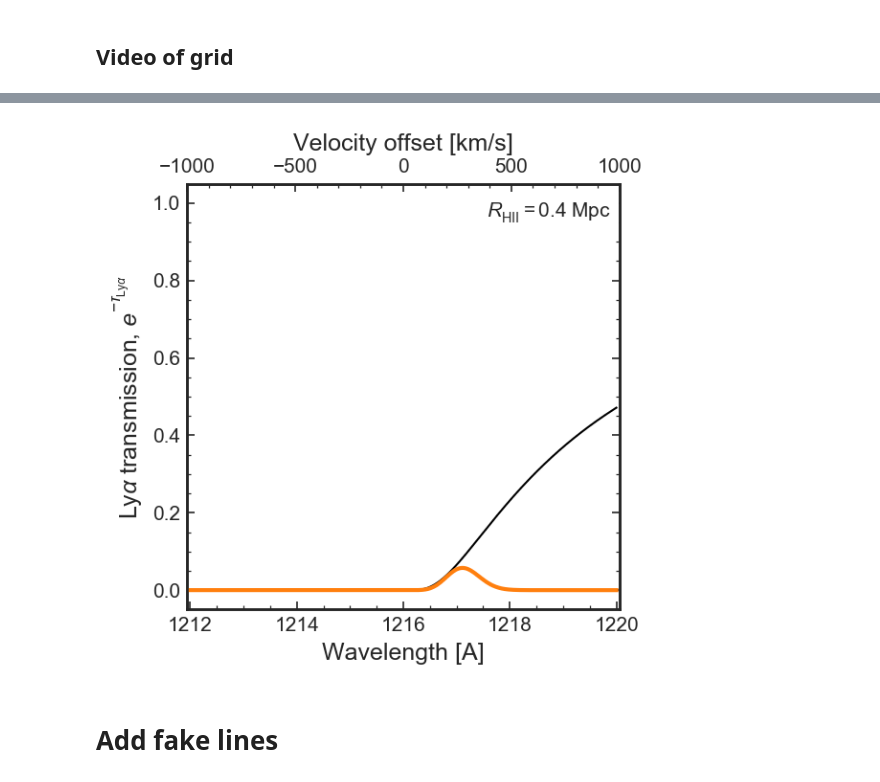
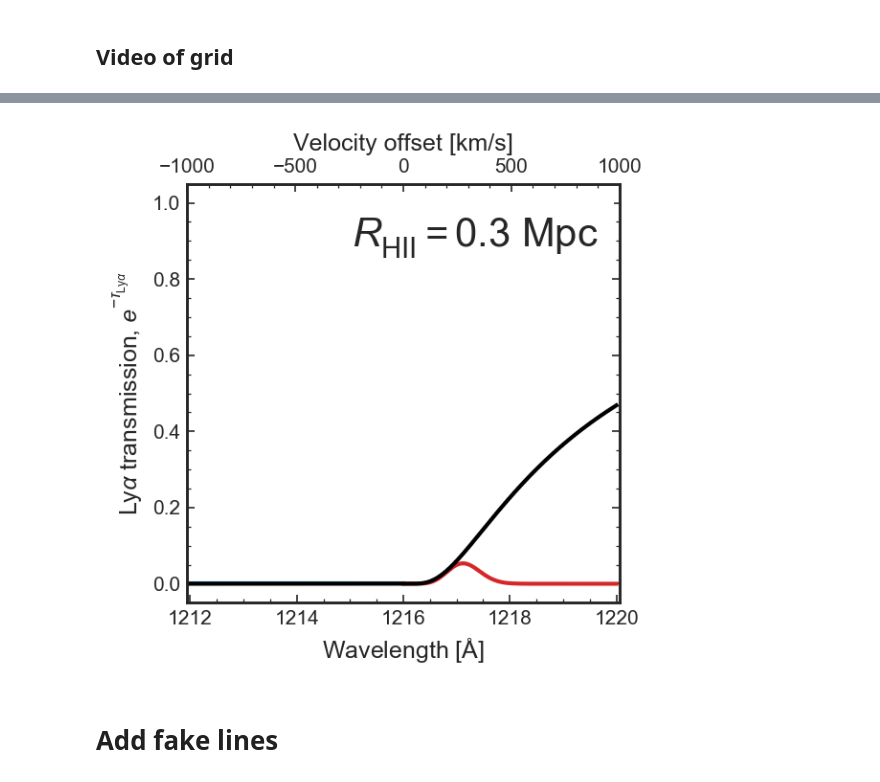
Before and after one commit to charlottenosam/LyaLineshapes, a Jupyter notebook: notebooks/bubble_size_lya_DV.ipynb, the cells around one changed output, grey strips where cells are left out. Cells and saved outputs as stored; diff of their text form; code cells hidden in the pictures.

```diff
--- a/notebooks/bubble_size_lya_DV.ipynb
+++ b/notebooks/bubble_size_lya_DV.ipynb
@@ -269,0 +267,7 @@ plt.savefig('../figs/x_HI_spectralindex.pdf')
+# %%
+T = np.logspace(0, 6)
+
+plt.loglog(T, bubbles.alpha_rec_B(T))
+
+plt.xlabel('Temperature [K]')
+plt.ylabel('Case B recombination coefficient [cm$^3$ s$^{-1}$]')
@@ -392,7 +425,8 @@ Neutral hydrogen density depends on HI fraction, calculate this inside the HII r
 $$ n_H(z) = n_{H,0}(z) x_{HI}$$
 # %%
 def optical_depth(wave_em, T, z_min, z_max, z_s=7.,
-                  inside_HII=True, C_HII=3., Ndot_ion=1.e57/u.s):
+                  inside_HII=True, C_HII=3.,
+                  Ndot_ion=1.e57/u.s):
     """
     Lya optical depth as a function of wavelength
     using definition of optical depth and Lya cross-section
@@ -432,7 +466,7 @@ def optical_depth(wave_em, T, z_min, z_max, z_s=7.,
         # Residual neutral fraction
         if inside_HII:
             r = bubbles.comoving_distance_from_source_Mpc(ztab, z_s)
-            xHI = xHI_R(r, z_s, fesc=0.5*Ndot_ion/(1.e57/u.s), C=3.) # Only source flux
+            xHI = xHI_R(r, z_s, fesc=0.5*Ndot_ion/(1.e57/u.s), C=C_HII, T=T.value) # Only source flux
         else:
             xHI = 1.
 
@@ -847,43 +878,50 @@ R_ion_tab   = np.array(R_ion_tab)
 DV_tab = bubbles.wave_to_DV(wave_em)
 
 fig, ax_wave = plt.subplots(1,1, figsize=(4,4))
 ax_DV = ax_wave.twiny()
 
 plt.yscale('linear')
 ax_wave.set_ylim(-0.05, 1.05)
 ax_DV.set_xlim(-1000, 1000)
 ax_wave.set_xlim(bubbles.DV_to_wave(np.array(ax_DV.get_xlim())*u.km/u.s).value)
 
 ax_wave.set_ylabel(r'Ly$\alpha$ transmission, $e^{-\tau_{\mathrm{Ly}\alpha}}$')
-ax_wave.set_xlabel('Wavelength [A]')
+ax_wave.set_xlabel('Wavelength [$\mathrm{\AA}$]')
 ax_DV.set_xlabel('Velocity offset [km/s]')
 
 def update_tau_R(i):
     # Get new tau and R_ion
     # Plot
-    ax_wave.lines[0].set_ydata(np.exp(-tau_tot_tab[i]))
-    ax_DV.lines[1].set_ydata(np.exp(-tau_tot_tab[i])*400*lines[10])
+    ax_DV.lines[0].set_ydata(np.exp(-tau_tot_tab[i]))
+    ax_DV.lines[1].set_ydata((np.exp(-tau_tot_tab[i])*400*lines[10])[velocity < 0.])
+    ax_DV.lines[2].set_ydata((np.exp(-tau_tot_tab[i])*400*lines[10])[velocity >= 0.])
 
     # Annotate
-    ax_wave.annotate(r'$R_\mathrm{HII}=%.1f$ Mpc' % np.round(R_ion_tab[i], 1), xy=(0.98, 0.92),
-                     xycoords='axes fraction', ha='right', backgroundcolor='w')
+    ax_wave.annotate(r'$R_\mathrm{HII}=%.1f$ Mpc' % np.round(R_ion_tab[i], 1), xy=(0.95, 0.85),
+                     xycoords='axes fraction', ha='right', backgroundcolor='w', fontsize=20)
 
 # First one
-ax_wave.plot(wave_em, np.exp(-tau_tot_tab[0]), lw=1, c='k')
-ax_DV.plot(DV_tab, np.exp(-tau_tot_tab[0]), lw=0)
-ax_DV.plot(velocity, np.exp(-tau_tot_tab[0])*400*lines[10], zorder=0)
+ax_wave.plot(wave_em, np.exp(-tau_tot_tab[0]), lw=0, c='k')
+ax_DV.plot(DV_tab, np.exp(-tau_tot_tab[0]), lw=2, c='k')
+ax_DV.plot(velocity[velocity < 0.],  (np.exp(-tau_tot_tab[0])*400*lines[10])[velocity < 0.],  c='tab:blue', zorder=0)
+ax_DV.plot(velocity[velocity >= 0.], (np.exp(-tau_tot_tab[0])*400*lines[10])[velocity >= 0.], c='tab:red', zorder=0)
+
+# ax_DV.plot(velocity[velocity < 0.],  400*lines[10][velocity < 0.],  c='tab:blue', zorder=0)
+# ax_DV.plot(velocity[velocity >= 0.], 400*lines[10][velocity >= 0.], c='tab:red', zorder=0)
+
 
 # Animate
 anim_tau = FuncAnimation(fig, update_tau_R, frames=np.arange(len(R_ion_tab)),
                          interval=200) # interval in ms
 
-plotname = '../figs/transmission_animate_Rion.gif'
+plotname = '../figs/transmission_animate_Rion_linear.gif'
 
 plt.tight_layout()
 
+# plt.savefig(plotname.replace('.gif','_lines.pdf'))
 anim_tau.save(plotname, dpi=150, writer='imagemagick')
 # %% [output]
-[figure, old version]
+[figure, new version]
 # %% [markdown]
 # Add fake lines
 # %%
```
Also changed, not shown: parts of 25 cells of this notebook, 12 other files.
